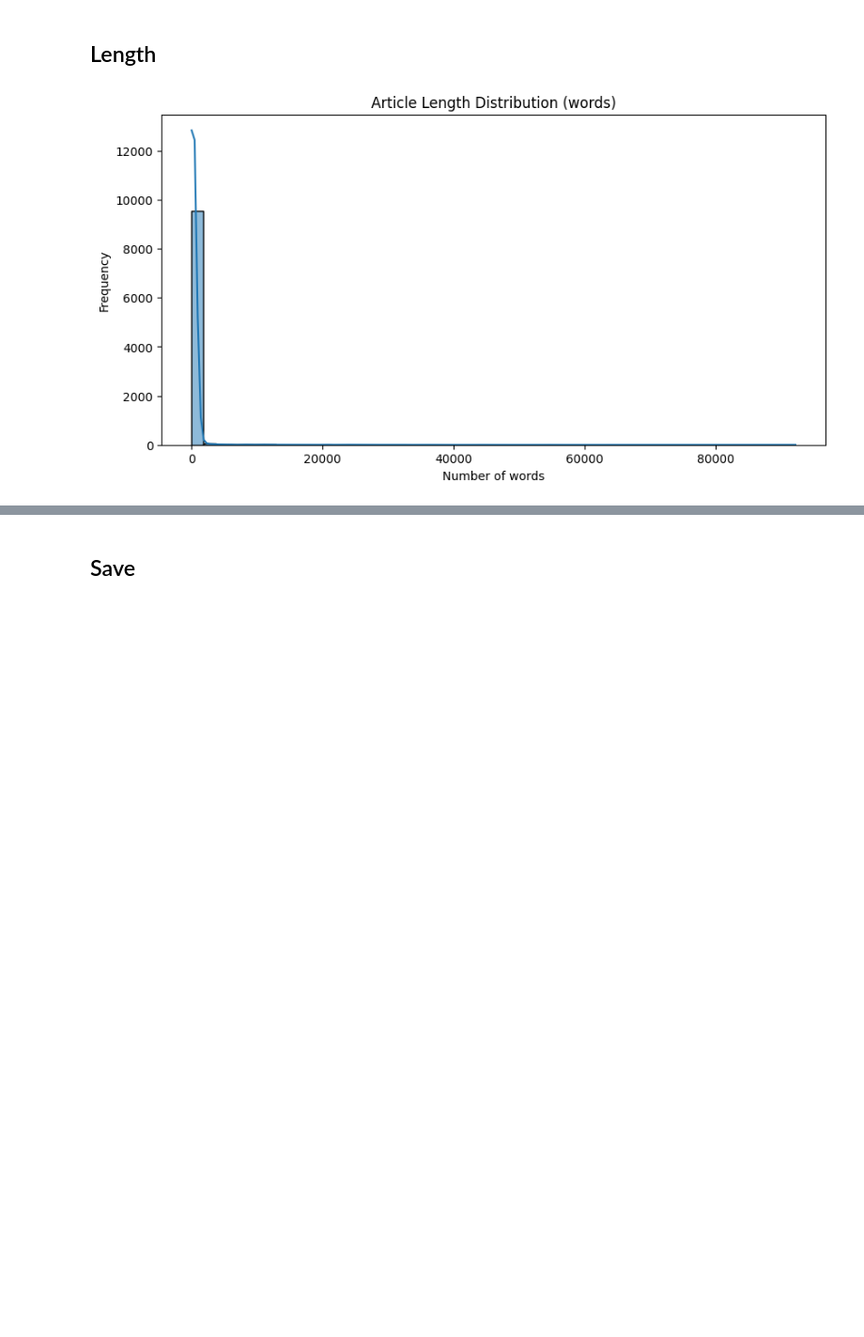
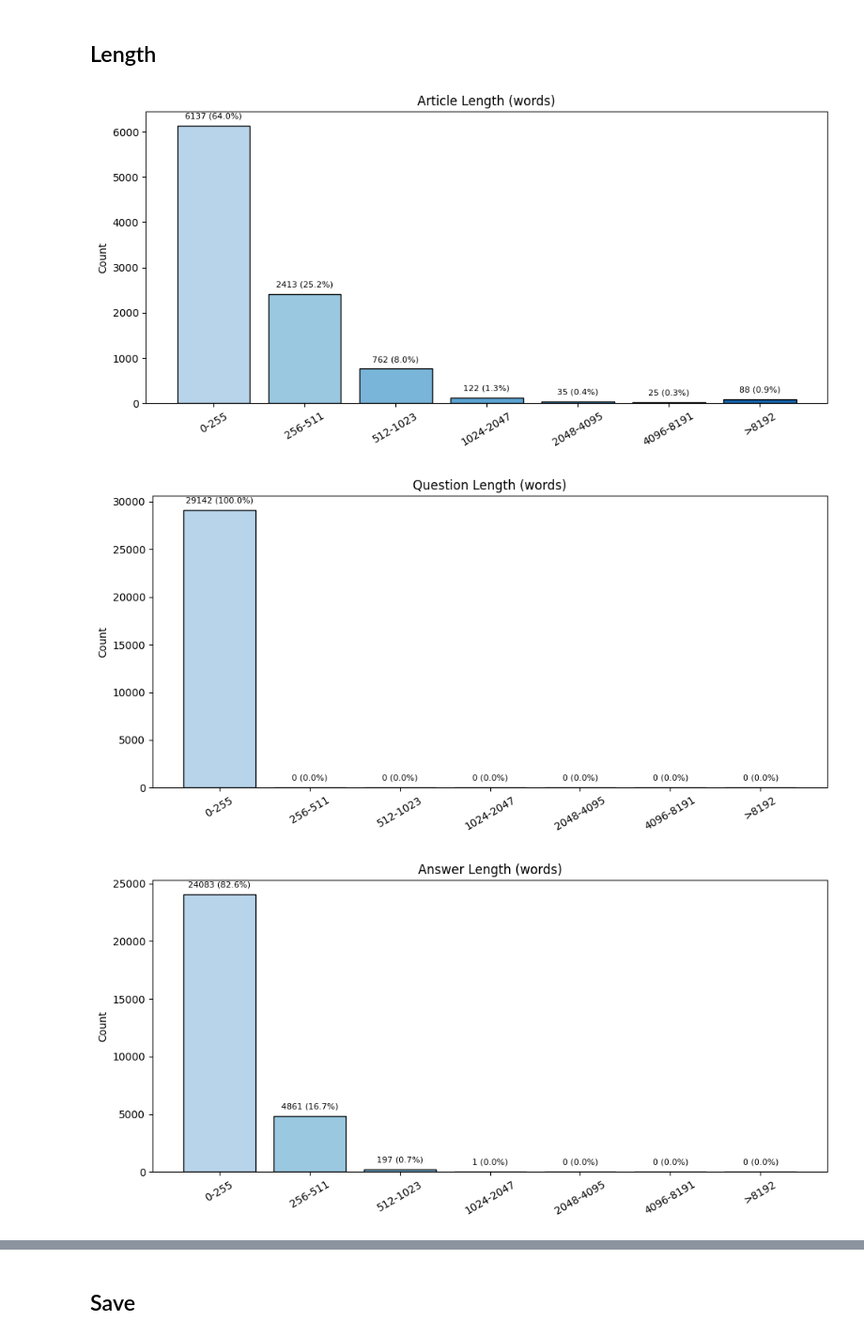
Before and after one commit to hyperformancelabs/vnlegal-rag, a Jupyter notebook: data/eda.ipynb, the cells around one changed output, grey strips where cells are left out. Shown at 94% size. Saved outputs shown, nothing was run; the diff lists cells and outputs as text; code cells hidden in the pictures; blank space fills up the shorter version.

```diff
--- a/data/eda.ipynb
+++ b/data/eda.ipynb
@@ -133,0 +167,13 @@ dup_full[["doc_name", "article_content", "question", "answer"]].sort_values("que
+# %%
+# Run dedup + remap QA
+dup_before = corpus_df["article_content"].duplicated().sum()
+corpus_df, pid_remap = dedup_corpus(corpus_df)
+qa_df["passage_id"] = qa_df["passage_id"].replace(pid_remap)
+qa_df = qa_df.drop_duplicates(subset=["passage_id", "question"]).reset_index(drop=True)
+qa_df = qa_df.drop_duplicates(subset=["question", "answer"]).reset_index(drop=True)
+
+dup_after = corpus_df["article_content"].duplicated().sum()
+q_dup = qa_df["question"].duplicated().sum()
+qa_dup = qa_df[["question", "answer"]].duplicated().sum()
+print(f"Corpus: {len(corpus_df):>5} (dups: {dup_before} -> {dup_after}, removed {dup_before - dup_after})")
+print(f"QA:     {len(qa_df):>5} (dup Q+A: {qa_dup})")
@@ -316,20 +345,36 @@ pd.crosstab(qa_df["macro_domain"], qa_df["question_type"])
 # %% [markdown]
 ## Length
 # %%
-corpus_df["article_len_char"] = corpus_df["article_content"].apply(len)
 corpus_df["article_len_word"] = corpus_df["article_content"].apply(lambda x: len(x.split()))
 
-qa_df["question_len_char"] = qa_df["question"].apply(len)
 qa_df["question_len_word"] = qa_df["question"].apply(lambda x: len(x.split()))
 
-qa_df["answer_len_char"] = qa_df["answer"].apply(len)
 qa_df["answer_len_word"] = qa_df["answer"].apply(lambda x: len(x.split()))
 # %%
-plt.figure(figsize=(10, 5))
-sns.histplot(corpus_df["article_len_word"], bins=50, kde=True)
-plt.title("Article Length Distribution (words)")
-plt.xlabel("Number of words")
-plt.ylabel("Frequency")
-plt.show()
+bins = [0, 256, 512, 1024, 2048, 4096, 8192]
+labels = [f"{bins[i]}-{bins[i+1]-1}" for i in range(len(bins)-1)] + [f">{bins[-1]}"]
+
+data_list = [
+    (corpus_df["article_len_word"], "Article"),
+    (qa_df["question_len_word"],    "Question"),
+    (qa_df["answer_len_word"],      "Answer"),
+]
+
+for col, title in data_list:
+    plt.figure(figsize=(10, 5))
+    counts, _ = np.histogram(col, bins=bins + [float('inf')])
+    pcts = counts / counts.sum() * 100
+    colors = plt.cm.Blues(np.linspace(0.3, 0.8, len(counts)))
+    bars = plt.bar(labels, counts, color=colors, edgecolor='black')
+    for bar, c, p in zip(bars, counts, pcts):
+        plt.text(bar.get_x() + bar.get_width()/2, bar.get_height() + max(counts)*0.02,
+                f'{c} ({p:.1f}%)', ha='center', va='bottom', fontsize=8)
+    plt.title(f'{title} Length (words)')
+    plt.ylabel('Count')
+    plt.xticks(rotation=30)
+    plt.tight_layout()
+    plt.show()
 # %% [output]
-[figure, old version]
+[figure, new version]
+[figure, added]
+[figure, added]
```
Also changed, not shown: parts of 18 cells of this notebook, 6 other files.
